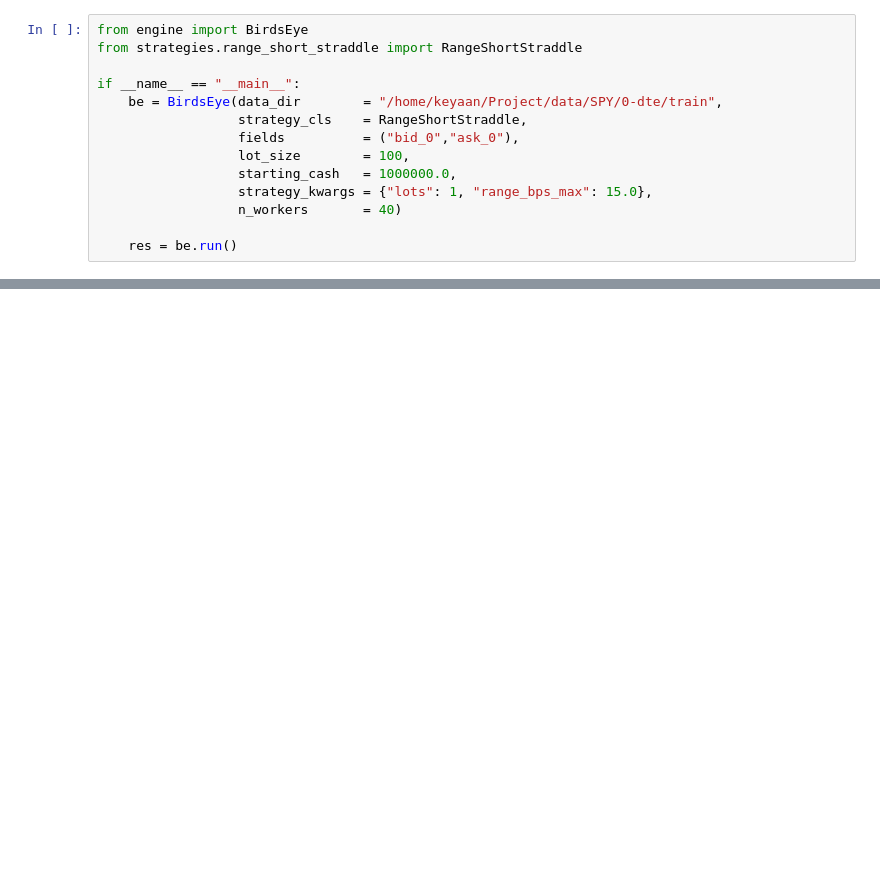
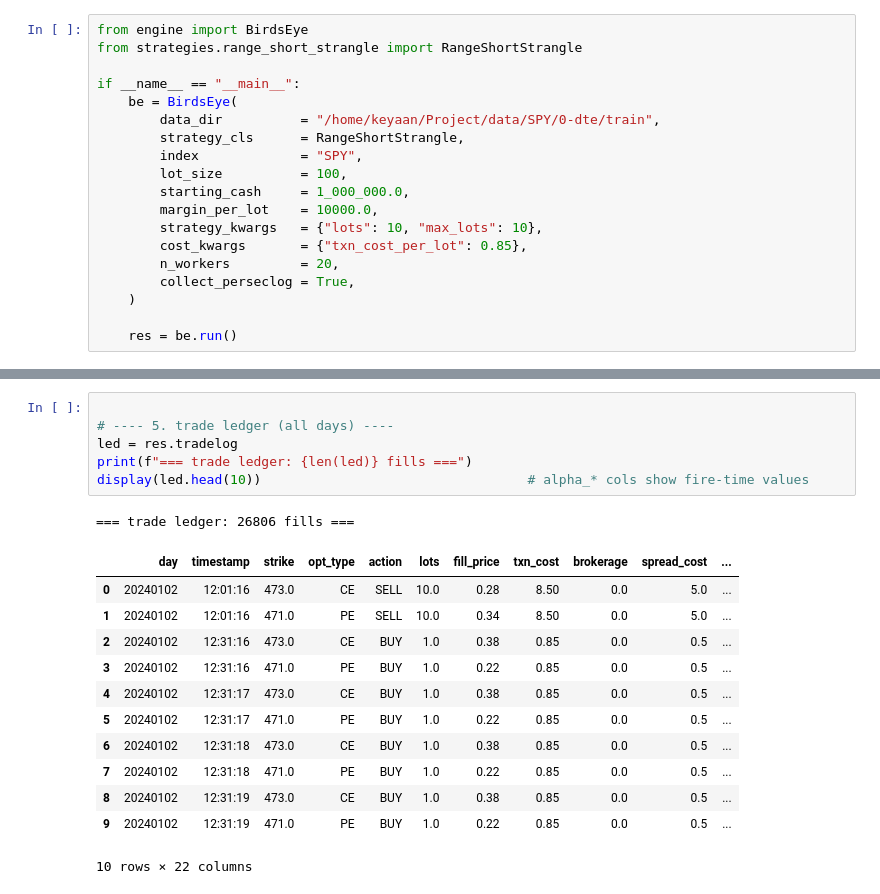
Before and after one commit to KeyaanEBL/BirdsEye, a Jupyter notebook: sandbox.ipynb, the cells around one changed output, grey strips where cells are left out. Saved outputs shown, nothing was run; the diff lists cells and outputs as text; blank space fills up the shorter version.

```diff
--- a/sandbox.ipynb
+++ b/sandbox.ipynb
@@ -156,14 +26,19 @@ print(f"  total costs   : {sum(r['costs($)'] for r in results):.2f}")
 # %%
 from engine import BirdsEye
-from strategies.range_short_straddle import RangeShortStraddle
+from strategies.range_short_strangle import RangeShortStrangle
 
 if __name__ == "__main__":
-    be = BirdsEye(data_dir        = "/home/keyaan/Project/data/SPY/0-dte/train",
-                  strategy_cls    = RangeShortStraddle,
-                  fields          = ("bid_0","ask_0"),
-                  lot_size        = 100,
-                  starting_cash   = 1000000.0,
-                  strategy_kwargs = {"lots": 1, "range_bps_max": 15.0},
-                  n_workers       = 40)
+    be = BirdsEye(
+        data_dir          = "/home/keyaan/Project/data/SPY/0-dte/train",
+        strategy_cls      = RangeShortStrangle,
+        index             = "SPY",
+        lot_size          = 100,
+        starting_cash     = 1_000_000.0,
+        margin_per_lot    = 10000.0,
+        strategy_kwargs   = {"lots": 10, "max_lots": 10},
+        cost_kwargs       = {"txn_cost_per_lot": 0.85},
+        n_workers         = 20,
+        collect_perseclog = True,
+    )
 
     res = be.run()
@@ -265,0 +112,20 @@ fills by signal:
+# %%
+
+# ---- 5. trade ledger (all days) ----
+led = res.tradelog
+print(f"=== trade ledger: {len(led)} fills ===")
+display(led.head(10))                                  # alpha_* cols show fire-time values
+# %% [output]
+=== trade ledger: 26806 fills ===
+|  | day | timestamp | strike | opt_type | action | lots | fill_price | txn_cost | brokerage | spread_cost | ... |
+| 0 | 20240102 | 12:01:16 | 473.0 | CE | SELL | 10.0 | 0.28 | 8.50 | 0.0 | 5.0 | ... |
+| 1 | 20240102 | 12:01:16 | 471.0 | PE | SELL | 10.0 | 0.34 | 8.50 | 0.0 | 5.0 | ... |
+| 2 | 20240102 | 12:31:16 | 473.0 | CE | BUY | 1.0 | 0.38 | 0.85 | 0.0 | 0.5 | ... |
+| 3 | 20240102 | 12:31:16 | 471.0 | PE | BUY | 1.0 | 0.22 | 0.85 | 0.0 | 0.5 | ... |
+| 4 | 20240102 | 12:31:17 | 473.0 | CE | BUY | 1.0 | 0.38 | 0.85 | 0.0 | 0.5 | ... |
+| 5 | 20240102 | 12:31:17 | 471.0 | PE | BUY | 1.0 | 0.22 | 0.85 | 0.0 | 0.5 | ... |
+| 6 | 20240102 | 12:31:18 | 473.0 | CE | BUY | 1.0 | 0.38 | 0.85 | 0.0 | 0.5 | ... |
+| 7 | 20240102 | 12:31:18 | 471.0 | PE | BUY | 1.0 | 0.22 | 0.85 | 0.0 | 0.5 | ... |
+| 8 | 20240102 | 12:31:19 | 473.0 | CE | BUY | 1.0 | 0.38 | 0.85 | 0.0 | 0.5 | ... |
+| 9 | 20240102 | 12:31:19 | 471.0 | PE | BUY | 1.0 | 0.22 | 0.85 | 0.0 | 0.5 | ... |
+10 rows × 22 columns
```
Also changed, not shown: parts of 11 cells of this notebook, 8 other files.
